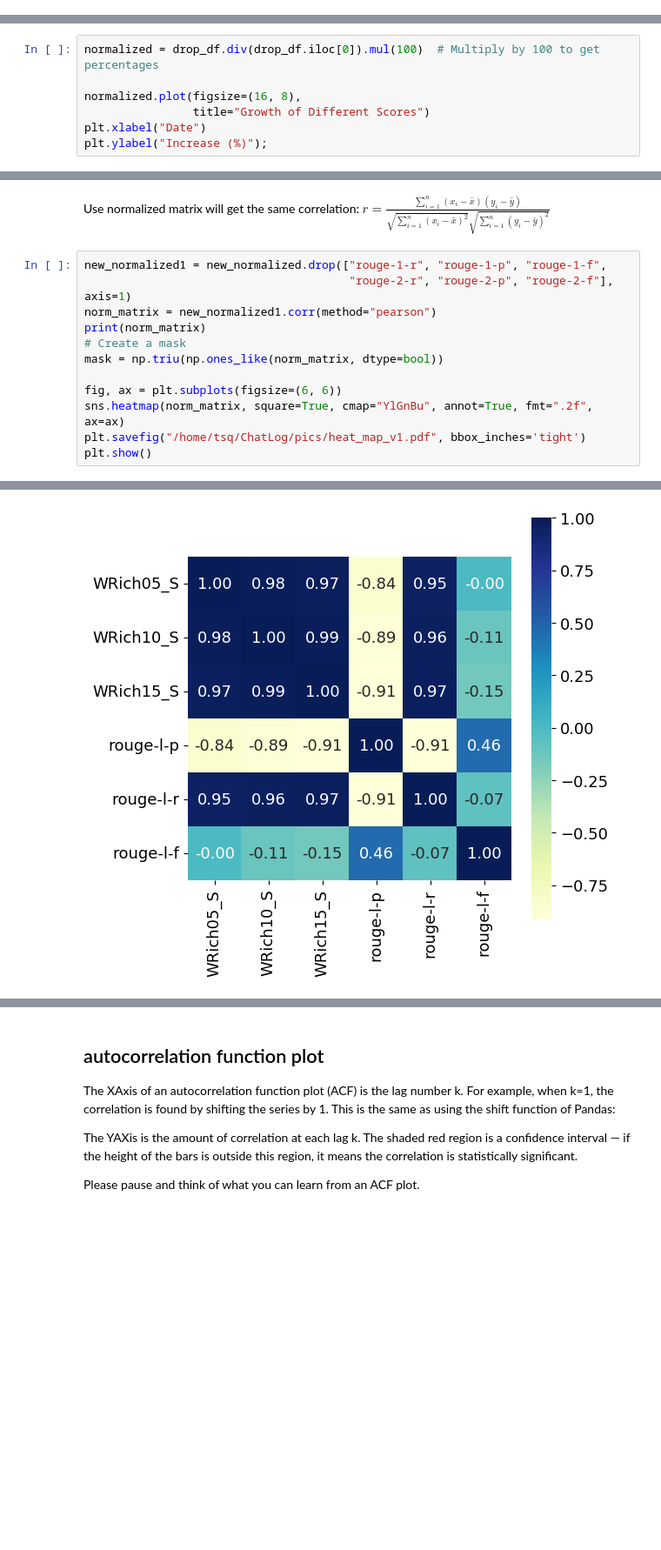
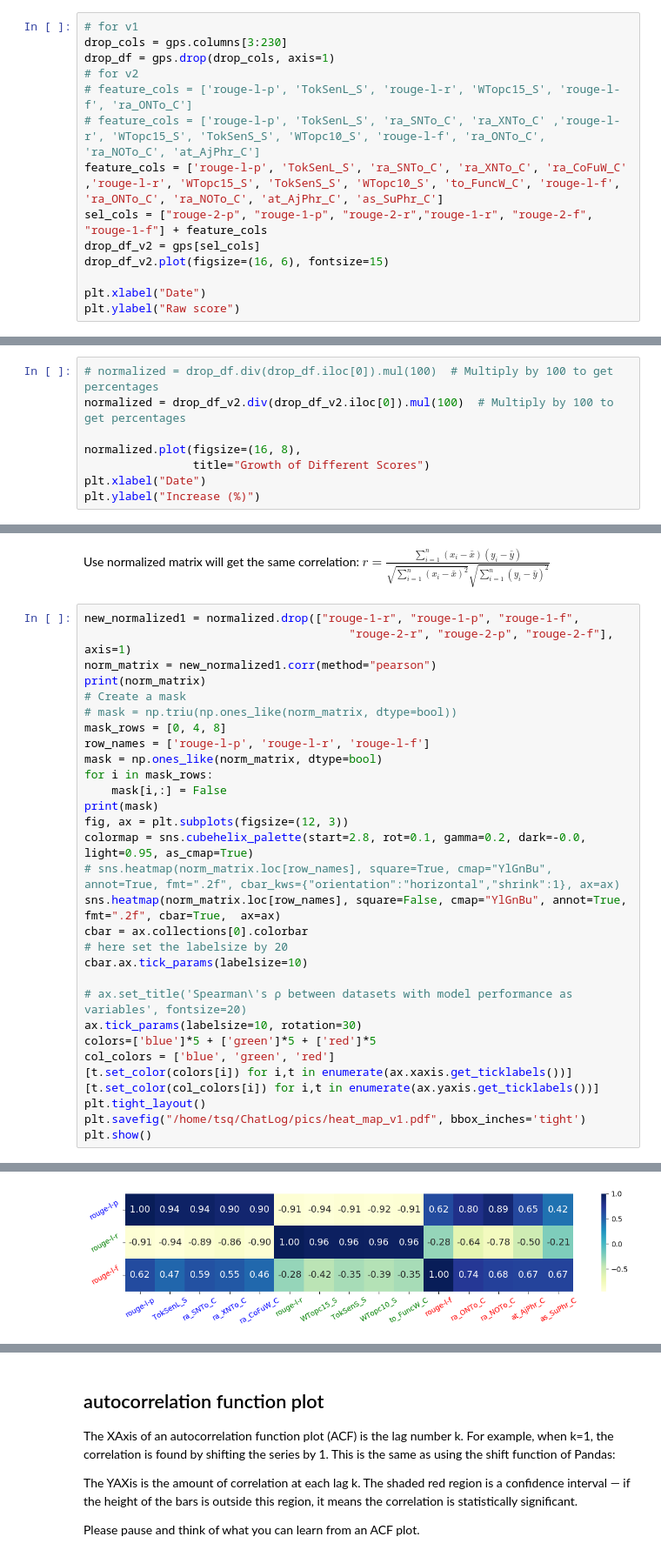
Before and after one commit to THU-KEG/ChatLog, a Jupyter notebook: shells/temporal_analysis.ipynb, the cells around one changed output, grey strips where cells are left out. Shown at 87% size. Drawn from its saved outputs; the diff is of its cells as text; blank space fills up the shorter version.

```diff
--- a/shells/temporal_analysis.ipynb
+++ b/shells/temporal_analysis.ipynb
@@ -52,0 +76,14 @@ Text(0, 0.5, 'Raw score')
+# %%
+# for v1
+drop_cols = gps.columns[3:230]
+drop_df = gps.drop(drop_cols, axis=1)
+# for v2
+# feature_cols = ['rouge-l-p', 'TokSenL_S', 'rouge-l-r', 'WTopc15_S', 'rouge-l-f', 'ra_ONTo_C']
+# feature_cols = ['rouge-l-p', 'TokSenL_S', 'ra_SNTo_C', 'ra_XNTo_C' ,'rouge-l-r', 'WTopc15_S', 'TokSenS_S', 'WTopc10_S', 'rouge-l-f', 'ra_ONTo_C', 'ra_NOTo_C', 'at_AjPhr_C']
+feature_cols = ['rouge-l-p', 'TokSenL_S', 'ra_SNTo_C', 'ra_XNTo_C', 'ra_CoFuW_C' ,'rouge-l-r', 'WTopc15_S', 'TokSenS_S', 'WTopc10_S', 'to_FuncW_C', 'rouge-l-f', 'ra_ONTo_C', 'ra_NOTo_C', 'at_AjPhr_C', 'as_SuPhr_C']
+sel_cols = ["rouge-2-p", "rouge-1-p", "rouge-2-r","rouge-1-r", "rouge-2-f", "rouge-1-f"] + feature_cols
+drop_df_v2 = gps[sel_cols]
+drop_df_v2.plot(figsize=(16, 6), fontsize=15)
+
+plt.xlabel("Date")
+plt.ylabel("Raw score")
@@ -70,10 +117,11 @@ plt.savefig("/home/tsq/ChatLog/pics/rouge_v2.pdf", bbox_inches='tight')
 ## Solution: normalization
 When normalizing time series, you divide every data point in the distribution by the first sample. This has the effect of representing every single data point as the percentage increase relative to the first sample:
 # %%
-normalized = drop_df.div(drop_df.iloc[0]).mul(100)  # Multiply by 100 to get percentages
+# normalized = drop_df.div(drop_df.iloc[0]).mul(100)  # Multiply by 100 to get percentages
+normalized = drop_df_v2.div(drop_df_v2.iloc[0]).mul(100)  # Multiply by 100 to get percentages
 
 normalized.plot(figsize=(16, 8),
                 title="Growth of Different Scores")
 plt.xlabel("Date")
-plt.ylabel("Increase (%)");
+plt.ylabel("Increase (%)")
 # %% [output]
@@ -124,15 +176,33 @@ rouge-l-f   0.558401   0.170829   0.620081   0.457150  -0.072736   1.000000
 Use normalized matrix will get the same correlation:
 $r = \frac{\sum_{i=1}^n(x_i -\bar{x})(y_i -\bar{y})}{\sqrt{\sum_{i=1}^n(x_i -\bar{x})^2 }\sqrt{\sum_{i=1}^n(y_i -\bar{y})^2}}$
 # %%
-new_normalized1 = new_normalized.drop(["rouge-1-r", "rouge-1-p", "rouge-1-f",
+new_normalized1 = normalized.drop(["rouge-1-r", "rouge-1-p", "rouge-1-f",
                                        "rouge-2-r", "rouge-2-p", "rouge-2-f"], axis=1)
 norm_matrix = new_normalized1.corr(method="pearson")
 print(norm_matrix)
 # Create a mask
-mask = np.triu(np.ones_like(norm_matrix, dtype=bool))
+# mask = np.triu(np.ones_like(norm_matrix, dtype=bool))
+mask_rows = [0, 4, 8]
+row_names = ['rouge-l-p', 'rouge-l-r', 'rouge-l-f']
+mask = np.ones_like(norm_matrix, dtype=bool)
+for i in mask_rows:
+    mask[i,:] = False
+print(mask)
+fig, ax = plt.subplots(figsize=(12, 3))
+colormap = sns.cubehelix_palette(start=2.8, rot=0.1, gamma=0.2, dark=-0.0, light=0.95, as_cmap=True)
+# sns.heatmap(norm_matrix.loc[row_names], square=True, cmap="YlGnBu", annot=True, fmt=".2f", cbar_kws={"orientation":"horizontal","shrink":1}, ax=ax)
+sns.heatmap(norm_matrix.loc[row_names], square=False, cmap="YlGnBu", annot=True, fmt=".2f", cbar=True,  ax=ax)
+cbar = ax.collections[0].colorbar
+# here set the labelsize by 20
+cbar.ax.tick_params(labelsize=10)
 
-fig, ax = plt.subplots(figsize=(6, 6))
-sns.heatmap(norm_matrix, square=True, cmap="YlGnBu", annot=True, fmt=".2f", ax=ax)
+# ax.set_title('Spearman\'s ρ between datasets with model performance as variables', fontsize=20)
+ax.tick_params(labelsize=10, rotation=30)
+colors=['blue']*5 + ['green']*5 + ['red']*5
+col_colors = ['blue', 'green', 'red']
+[t.set_color(colors[i]) for i,t in enumerate(ax.xaxis.get_ticklabels())]
+[t.set_color(col_colors[i]) for i,t in enumerate(ax.yaxis.get_ticklabels())]
+plt.tight_layout()
 plt.savefig("/home/tsq/ChatLog/pics/heat_map_v1.pdf", bbox_inches='tight')
 plt.show()
 # %% [output]
@@ -146,4 +226,4 @@ rouge-l-f  -0.000342  -0.107885  -0.145990   0.457150  -0.072736   1.000000
-[figure, old version]
+[figure, new version]
 # %%
 sns.clustermap(norm_matrix, annot=True, square=True)
 plt.savefig("/home/tsq/ChatLog/pics/clustermap_v1.pdf", bbox_inches='tight')
```
Also changed, not shown: parts of 14 cells of this notebook, 8 other files.
